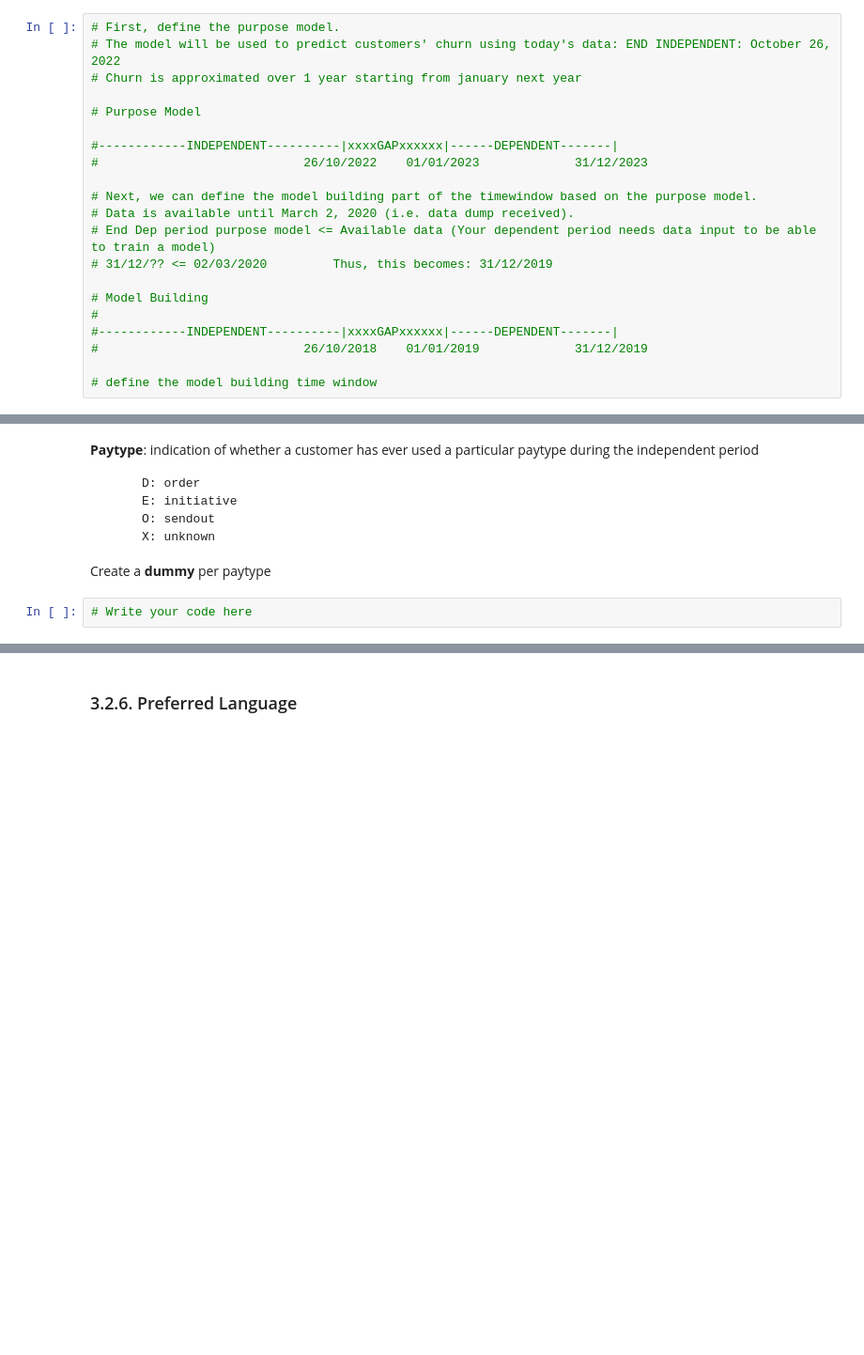
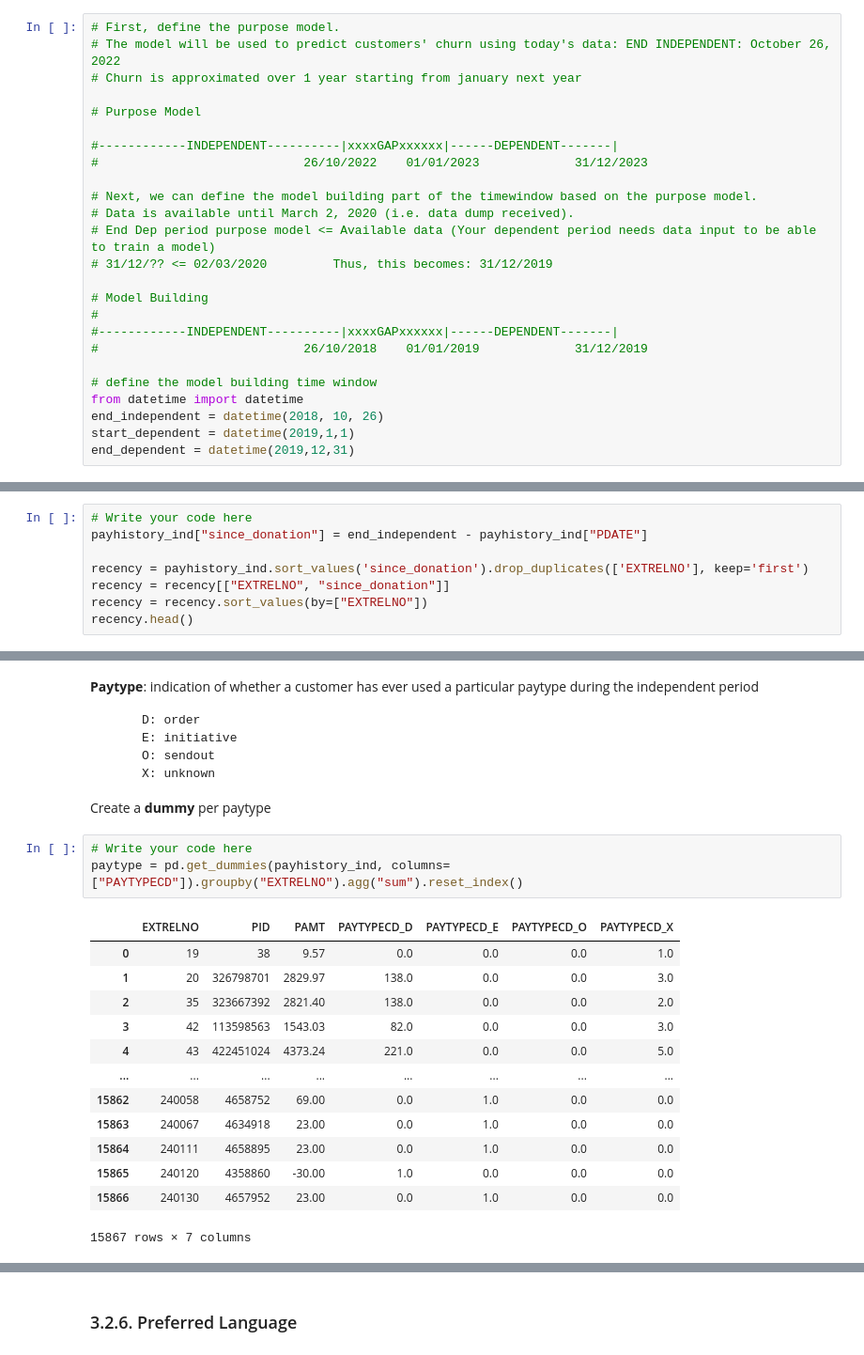
Before and after one commit to stefdepr/analytical_exercises, a Jupyter notebook: case_churn/Churn_Case.ipynb, the cells around one changed output, grey strips where cells are left out. Shown: that part at 94% size. Cells and saved outputs as stored; diff of their text form; blank space fills up the shorter version.

```diff
--- a/case_churn/Churn_Case.ipynb
+++ b/case_churn/Churn_Case.ipynb
@@ -83,6 +83,10 @@ Let's first define the time window by storing all the **relevant dates** as date
 #                            26/10/2018    01/01/2019             31/12/2019
 
 # define the model building time window
+from datetime import datetime
+end_independent = datetime(2018, 10, 26)
+start_dependent = datetime(2019,1,1)
+end_dependent = datetime(2019,12,31)
 # %% [markdown]
 # 3. Data Preparation
 # %% [markdown]
@@ -174,0 +202,8 @@ frequency.head()
+# %%
+# Write your code here
+payhistory_ind["since_donation"] = end_independent - payhistory_ind["PDATE"]
+
+recency = payhistory_ind.sort_values('since_donation').drop_duplicates(['EXTRELNO'], keep='first')
+recency = recency[["EXTRELNO", "since_donation"]]
+recency = recency.sort_values(by=["EXTRELNO"])
+recency.head()
@@ -191,3 +267,18 @@ frequency.head()
 Create a **dummy** per paytype
 # %%
 # Write your code here
+paytype = pd.get_dummies(payhistory_ind, columns=["PAYTYPECD"]).groupby("EXTRELNO").agg("sum").reset_index()
+# %% [output]
+|  | EXTRELNO | PID | PAMT | PAYTYPECD_D | PAYTYPECD_E | PAYTYPECD_O | PAYTYPECD_X |
+| 0 | 19 | 38 | 9.57 | 0.0 | 0.0 | 0.0 | 1.0 |
+| 1 | 20 | 326798701 | 2829.97 | 138.0 | 0.0 | 0.0 | 3.0 |
+| 2 | 35 | 323667392 | 2821.40 | 138.0 | 0.0 | 0.0 | 2.0 |
+| 3 | 42 | 113598563 | 1543.03 | 82.0 | 0.0 | 0.0 | 3.0 |
+| 4 | 43 | 422451024 | 4373.24 | 221.0 | 0.0 | 0.0 | 5.0 |
+| ... | ... | ... | ... | ... | ... | ... | ... |
+| 15862 | 240058 | 4658752 | 69.00 | 0.0 | 1.0 | 0.0 | 0.0 |
+| 15863 | 240067 | 4634918 | 23.00 | 0.0 | 1.0 | 0.0 | 0.0 |
+| 15864 | 240111 | 4658895 | 23.00 | 0.0 | 1.0 | 0.0 | 0.0 |
+| 15865 | 240120 | 4358860 | -30.00 | 1.0 | 0.0 | 0.0 | 0.0 |
+| 15866 | 240130 | 4657952 | 23.00 | 0.0 | 1.0 | 0.0 | 0.0 |
+15867 rows × 7 columns
```
Also changed, not shown: parts of 30 cells of this notebook, 9 other files.
